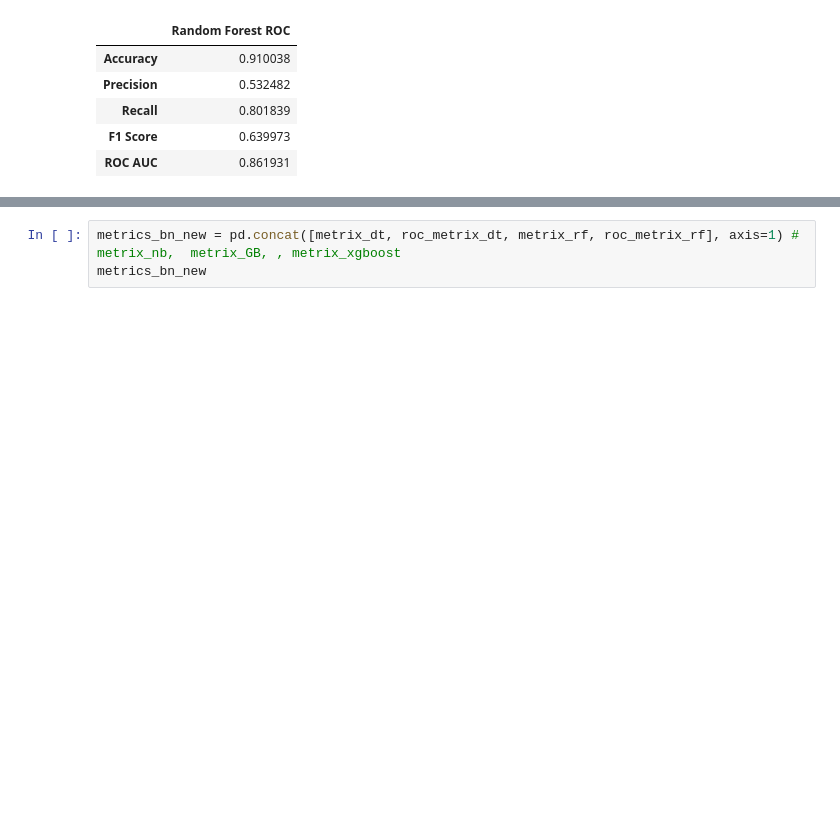
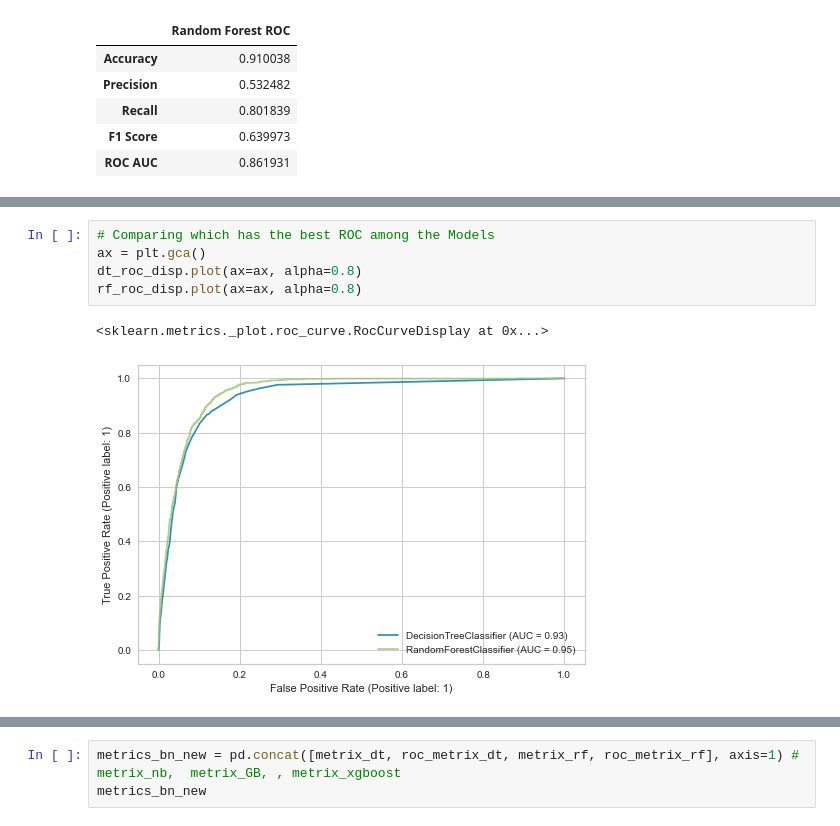
Before and after one commit to melwinmpk/python_datascience, a Jupyter notebook: Project/Project Telemarketing Campaign for Bank/Notebook_v2/Modeling.ipynb, the cells around one changed output, grey strips where cells are left out. Cells and saved outputs as stored; diff of their text form; blank space fills up the shorter version.

```diff
--- a/Project/Project Telemarketing Campaign for Bank/Notebook_v2/Modeling.ipynb
+++ b/Project/Project Telemarketing Campaign for Bank/Notebook_v2/Modeling.ipynb
@@ -415,0 +424,8 @@ weighted avg       0.93      0.91      0.92     11994
+# %%
+# Comparing which has the best ROC among the Models
+ax = plt.gca()
+dt_roc_disp.plot(ax=ax, alpha=0.8)
+rf_roc_disp.plot(ax=ax, alpha=0.8)
+# %% [output]
+<sklearn.metrics._plot.roc_curve.RocCurveDisplay at 0x...>
+[figure, added]
```
Also changed, not shown: parts of 7 cells of this notebook.
